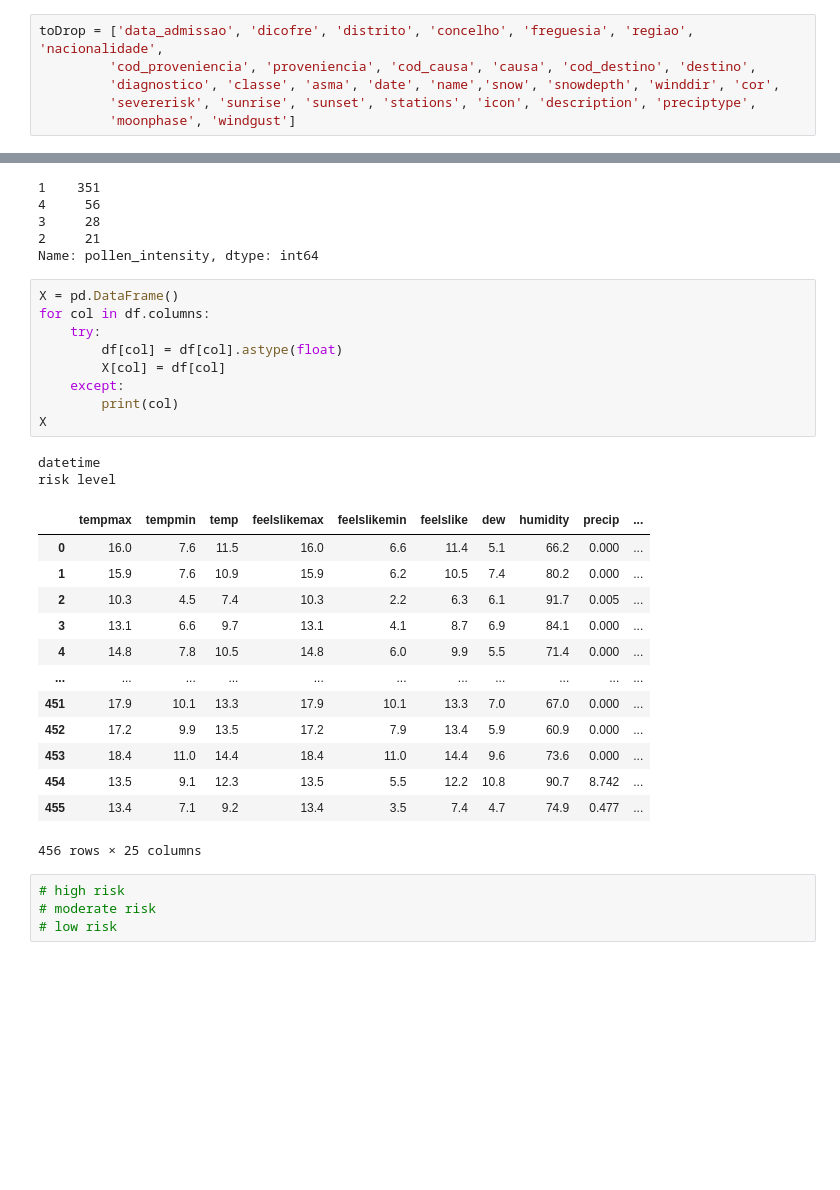
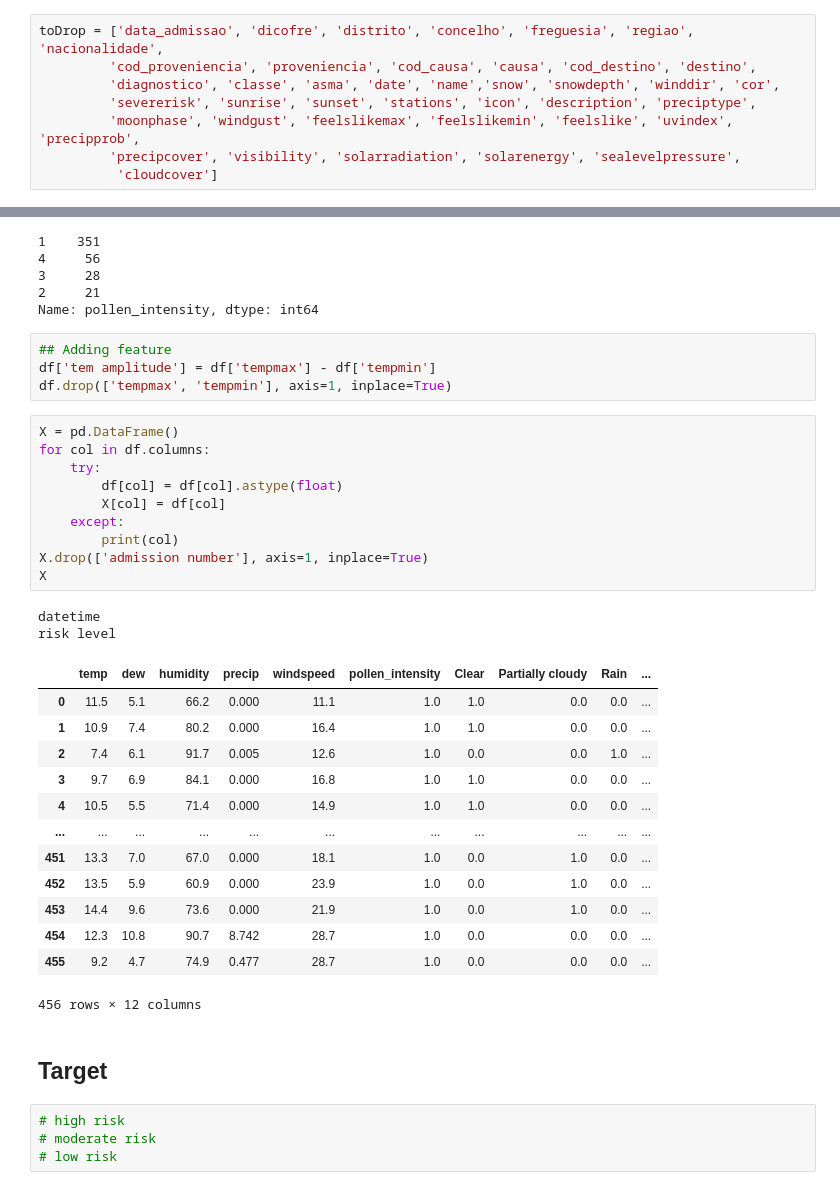
Before and after one commit to Zabyaaboaljadayel/Asthma_Alert, a Jupyter notebook: clusterinfg.ipynb, the cells around one changed output, grey strips where cells are left out. Saved outputs shown, nothing was run; the diff lists cells and outputs as text; blank space fills up the shorter version.

```diff
--- a/clusterinfg.ipynb
+++ b/clusterinfg.ipynb
@@ -73,7 +73,9 @@ toDrop = ['data_admissao', 'dicofre', 'distrito', 'concelho', 'freguesia', 'regi
          'cod_proveniencia', 'proveniencia', 'cod_causa', 'causa', 'cod_destino', 'destino',
          'diagnostico', 'classe', 'asma', 'date', 'name','snow', 'snowdepth', 'winddir', 'cor',
          'severerisk', 'sunrise', 'sunset', 'stations', 'icon', 'description', 'preciptype',
-         'moonphase', 'windgust']
+         'moonphase', 'windgust', 'feelslikemax', 'feelslikemin', 'feelslike', 'uvindex', 'precipprob',
+         'precipcover', 'visibility', 'solarradiation', 'solarenergy', 'sealevelpressure',
+          'cloudcover']
 # %%
 for col in df:
     if col  in toDrop:
@@ -130,31 +132,38 @@ df['pollen_intensity'].value_counts()
 3     28
 2     21
 Name: pollen_intensity, dtype: int64
+# %%
+## Adding feature
+df['tem amplitude'] = df['tempmax'] - df['tempmin']
+df.drop(['tempmax', 'tempmin'], axis=1, inplace=True)
 # %%
 X = pd.DataFrame()
 for col in df.columns:
     try:
         df[col] = df[col].astype(float)
         X[col] = df[col]
     except:
         print(col)
+X.drop(['admission number'], axis=1, inplace=True)
 X
 # %% [output]
 datetime
 risk level
-|  | tempmax | tempmin | temp | feelslikemax | feelslikemin | feelslike | dew | humidity | precip | ... |
-| 0 | 16.0 | 7.6 | 11.5 | 16.0 | 6.6 | 11.4 | 5.1 | 66.2 | 0.000 | ... |
-| 1 | 15.9 | 7.6 | 10.9 | 15.9 | 6.2 | 10.5 | 7.4 | 80.2 | 0.000 | ... |
-| 2 | 10.3 | 4.5 | 7.4 | 10.3 | 2.2 | 6.3 | 6.1 | 91.7 | 0.005 | ... |
-| 3 | 13.1 | 6.6 | 9.7 | 13.1 | 4.1 | 8.7 | 6.9 | 84.1 | 0.000 | ... |
-| 4 | 14.8 | 7.8 | 10.5 | 14.8 | 6.0 | 9.9 | 5.5 | 71.4 | 0.000 | ... |
+|  | temp | dew | humidity | precip | windspeed | pollen_intensity | Clear | Partially cloudy | Rain | ... |
+| 0 | 11.5 | 5.1 | 66.2 | 0.000 | 11.1 | 1.0 | 1.0 | 0.0 | 0.0 | ... |
+| 1 | 10.9 | 7.4 | 80.2 | 0.000 | 16.4 | 1.0 | 1.0 | 0.0 | 0.0 | ... |
+| 2 | 7.4 | 6.1 | 91.7 | 0.005 | 12.6 | 1.0 | 0.0 | 0.0 | 1.0 | ... |
+| 3 | 9.7 | 6.9 | 84.1 | 0.000 | 16.8 | 1.0 | 1.0 | 0.0 | 0.0 | ... |
+| 4 | 10.5 | 5.5 | 71.4 | 0.000 | 14.9 | 1.0 | 1.0 | 0.0 | 0.0 | ... |
 | ... | ... | ... | ... | ... | ... | ... | ... | ... | ... | ... |
-| 451 | 17.9 | 10.1 | 13.3 | 17.9 | 10.1 | 13.3 | 7.0 | 67.0 | 0.000 | ... |
-| 452 | 17.2 | 9.9 | 13.5 | 17.2 | 7.9 | 13.4 | 5.9 | 60.9 | 0.000 | ... |
-| 453 | 18.4 | 11.0 | 14.4 | 18.4 | 11.0 | 14.4 | 9.6 | 73.6 | 0.000 | ... |
-| 454 | 13.5 | 9.1 | 12.3 | 13.5 | 5.5 | 12.2 | 10.8 | 90.7 | 8.742 | ... |
-| 455 | 13.4 | 7.1 | 9.2 | 13.4 | 3.5 | 7.4 | 4.7 | 74.9 | 0.477 | ... |
+| 451 | 13.3 | 7.0 | 67.0 | 0.000 | 18.1 | 1.0 | 0.0 | 1.0 | 0.0 | ... |
+| 452 | 13.5 | 5.9 | 60.9 | 0.000 | 23.9 | 1.0 | 0.0 | 1.0 | 0.0 | ... |
+| 453 | 14.4 | 9.6 | 73.6 | 0.000 | 21.9 | 1.0 | 0.0 | 1.0 | 0.0 | ... |
+| 454 | 12.3 | 10.8 | 90.7 | 8.742 | 28.7 | 1.0 | 0.0 | 0.0 | 0.0 | ... |
+| 455 | 9.2 | 4.7 | 74.9 | 0.477 | 28.7 | 1.0 | 0.0 | 0.0 | 0.0 | ... |
-456 rows × 25 columns
+456 rows × 12 columns
+# %% [markdown]
+## Target
 # %%
 # high risk
 # moderate risk
```
Also changed, not shown: parts of 19 cells of this notebook, 1 other file.
